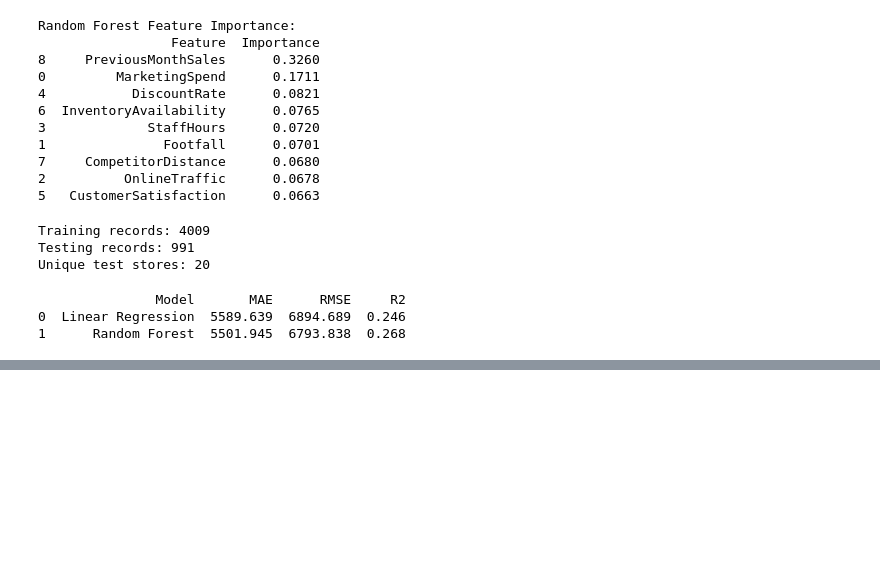
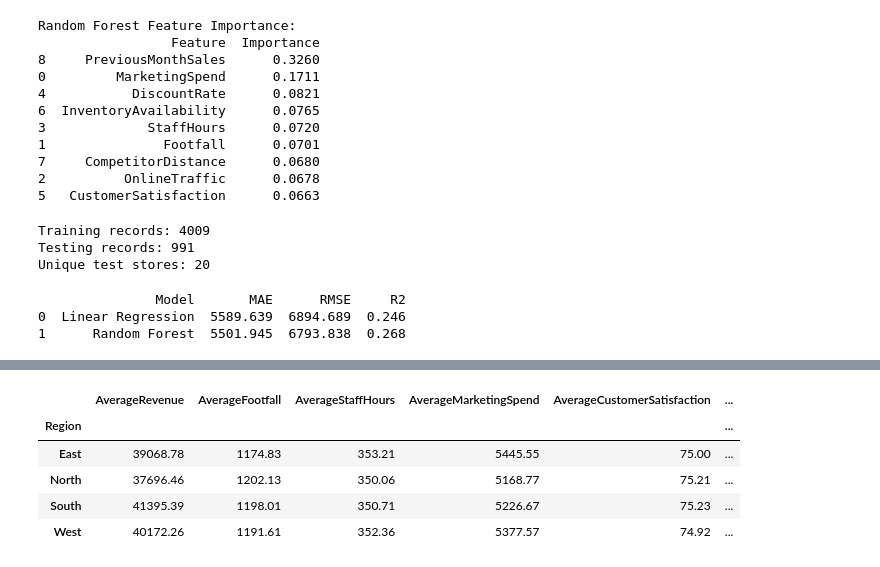
Before and after one commit to n00231001/ResearchAndAnalytics, a Jupyter notebook: Task1_retailAnalytics/retail_analysis.ipynb, the cells around one changed output, grey strips where cells are left out. Drawn from its saved outputs; the diff is of its cells as text; code cells hidden in the pictures; blank space fills up the shorter version.

```diff
--- a/Task1_retailAnalytics/retail_analysis.ipynb
+++ b/Task1_retailAnalytics/retail_analysis.ipynb
@@ -971,0 +1026,18 @@ print(group_results.round(3))
+# %%
+regional_comparison = df.groupby("Region").agg(
+    AverageRevenue=("SalesRevenue", "mean"),
+    AverageFootfall=("Footfall", "mean"),
+    AverageStaffHours=("StaffHours", "mean"),
+    AverageMarketingSpend=("MarketingSpend", "mean"),
+    AverageCustomerSatisfaction=("CustomerSatisfaction", "mean"),
+    AverageRevenuePerStaffHour=("RevenuePerStaffHour", "mean")
+)
+
+display(regional_comparison.round(2))
+# %% [output]
+|  | AverageRevenue | AverageFootfall | AverageStaffHours | AverageMarketingSpend | AverageCustomerSatisfaction | ... |
+| Region |  |  |  |  |  | ... |
+| East | 39068.78 | 1174.83 | 353.21 | 5445.55 | 75.00 | ... |
+| North | 37696.46 | 1202.13 | 350.06 | 5168.77 | 75.21 | ... |
+| South | 41395.39 | 1198.01 | 350.71 | 5226.67 | 75.23 | ... |
+| West | 40172.26 | 1191.61 | 352.36 | 5377.57 | 74.92 | ... |
```
Also changed, not shown: parts of 6 cells of this notebook.
